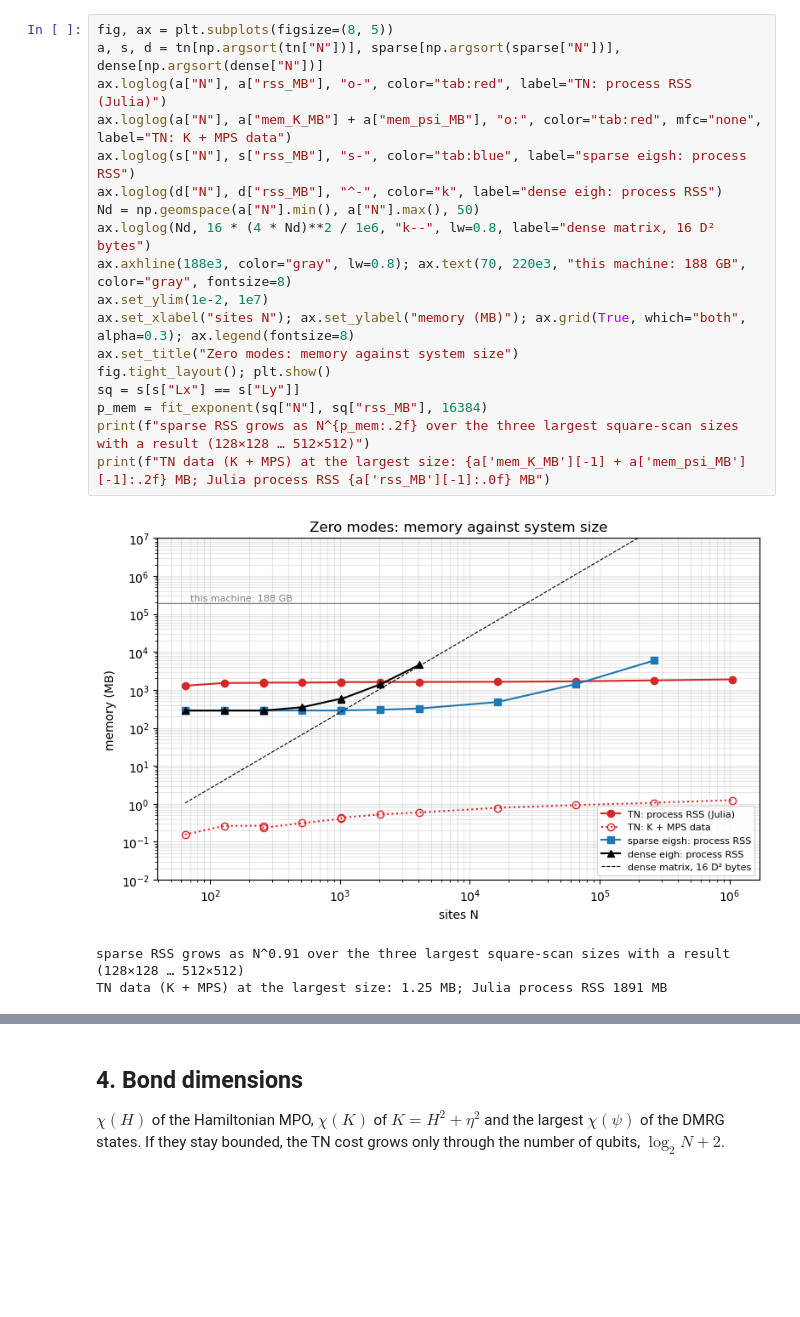
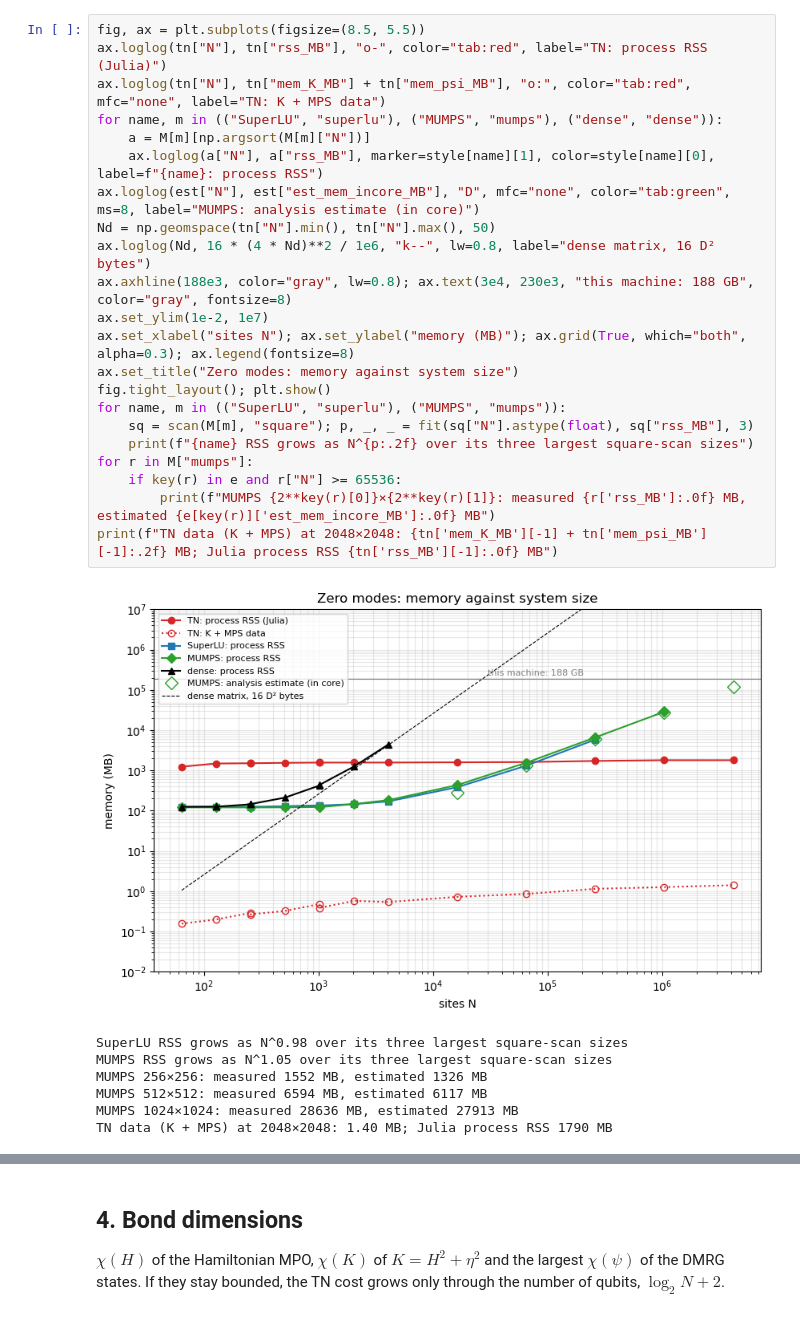
Before and after one commit to alasko5/MSH_Tensor_Network_Methods, a Jupyter notebook: msh_substrate/msh_substrate_scaling.ipynb, the cells around one changed output, grey strips where cells are left out. Drawn from its saved outputs; the diff is of its cells as text; blank space fills up the shorter version.

```diff
--- a/msh_substrate/msh_substrate_scaling.ipynb
+++ b/msh_substrate/msh_substrate_scaling.ipynb
@@ -91,25 +111,33 @@ itself ($K$ and the three MPS) is shown separately. Dashed: $16D^2$ bytes, the d
 # %%
-fig, ax = plt.subplots(figsize=(8, 5))
-a, s, d = tn[np.argsort(tn["N"])], sparse[np.argsort(sparse["N"])], dense[np.argsort(dense["N"])]
-ax.loglog(a["N"], a["rss_MB"], "o-", color="tab:red", label="TN: process RSS (Julia)")
-ax.loglog(a["N"], a["mem_K_MB"] + a["mem_psi_MB"], "o:", color="tab:red", mfc="none", label="TN: K + MPS data")
-ax.loglog(s["N"], s["rss_MB"], "s-", color="tab:blue", label="sparse eigsh: process RSS")
-ax.loglog(d["N"], d["rss_MB"], "^-", color="k", label="dense eigh: process RSS")
-Nd = np.geomspace(a["N"].min(), a["N"].max(), 50)
+fig, ax = plt.subplots(figsize=(8.5, 5.5))
+ax.loglog(tn["N"], tn["rss_MB"], "o-", color="tab:red", label="TN: process RSS (Julia)")
+ax.loglog(tn["N"], tn["mem_K_MB"] + tn["mem_psi_MB"], "o:", color="tab:red", mfc="none", label="TN: K + MPS data")
+for name, m in (("SuperLU", "superlu"), ("MUMPS", "mumps"), ("dense", "dense")):
+    a = M[m][np.argsort(M[m]["N"])]
+    ax.loglog(a["N"], a["rss_MB"], marker=style[name][1], color=style[name][0], label=f"{name}: process RSS")
+ax.loglog(est["N"], est["est_mem_incore_MB"], "D", mfc="none", color="tab:green", ms=8, label="MUMPS: analysis estimate (in core)")
+Nd = np.geomspace(tn["N"].min(), tn["N"].max(), 50)
 ax.loglog(Nd, 16 * (4 * Nd)**2 / 1e6, "k--", lw=0.8, label="dense matrix, 16 D² bytes")
-ax.axhline(188e3, color="gray", lw=0.8); ax.text(70, 220e3, "this machine: 188 GB", color="gray", fontsize=8)
+ax.axhline(188e3, color="gray", lw=0.8); ax.text(3e4, 230e3, "this machine: 188 GB", color="gray", fontsize=8)
 ax.set_ylim(1e-2, 1e7)
 ax.set_xlabel("sites N"); ax.set_ylabel("memory (MB)"); ax.grid(True, which="both", alpha=0.3); ax.legend(fontsize=8)
 ax.set_title("Zero modes: memory against system size")
 fig.tight_layout(); plt.show()
-sq = s[s["Lx"] == s["Ly"]]
-p_mem = fit_exponent(sq["N"], sq["rss_MB"], 16384)
-print(f"sparse RSS grows as N^{p_mem:.2f} over the three largest square-scan sizes with a result (128×128 … 512×512)")
-print(f"TN data (K + MPS) at the largest size: {a['mem_K_MB'][-1] + a['mem_psi_MB'][-1]:.2f} MB; Julia process RSS {a['rss_MB'][-1]:.0f} MB")
+for name, m in (("SuperLU", "superlu"), ("MUMPS", "mumps")):
+    sq = scan(M[m], "square"); p, _, _ = fit(sq["N"].astype(float), sq["rss_MB"], 3)
+    print(f"{name} RSS grows as N^{p:.2f} over its three largest square-scan sizes")
+for r in M["mumps"]:
+    if key(r) in e and r["N"] >= 65536:
+        print(f"MUMPS {2**key(r)[0]}×{2**key(r)[1]}: measured {r['rss_MB']:.0f} MB, estimated {e[key(r)]['est_mem_incore_MB']:.0f} MB")
+print(f"TN data (K + MPS) at 2048×2048: {tn['mem_K_MB'][-1] + tn['mem_psi_MB'][-1]:.2f} MB; Julia process RSS {tn['rss_MB'][-1]:.0f} MB")
 # %% [output]
-[figure, old version]
+[figure, new version]
-sparse RSS grows as N^0.91 over the three largest square-scan sizes with a result (128×128 … 512×512)
-TN data (K + MPS) at the largest size: 1.25 MB; Julia process RSS 1891 MB
+SuperLU RSS grows as N^0.98 over its three largest square-scan sizes
+MUMPS RSS grows as N^1.05 over its three largest square-scan sizes
+MUMPS 256×256: measured 1552 MB, estimated 1326 MB
+MUMPS 512×512: measured 6594 MB, estimated 6117 MB
+MUMPS 1024×1024: measured 28636 MB, estimated 27913 MB
+TN data (K + MPS) at 2048×2048: 1.40 MB; Julia process RSS 1790 MB
 # %% [markdown]
 ## 3. Accuracy
 
```
Also changed, not shown: parts of 10 cells of this notebook, 6 other files.
